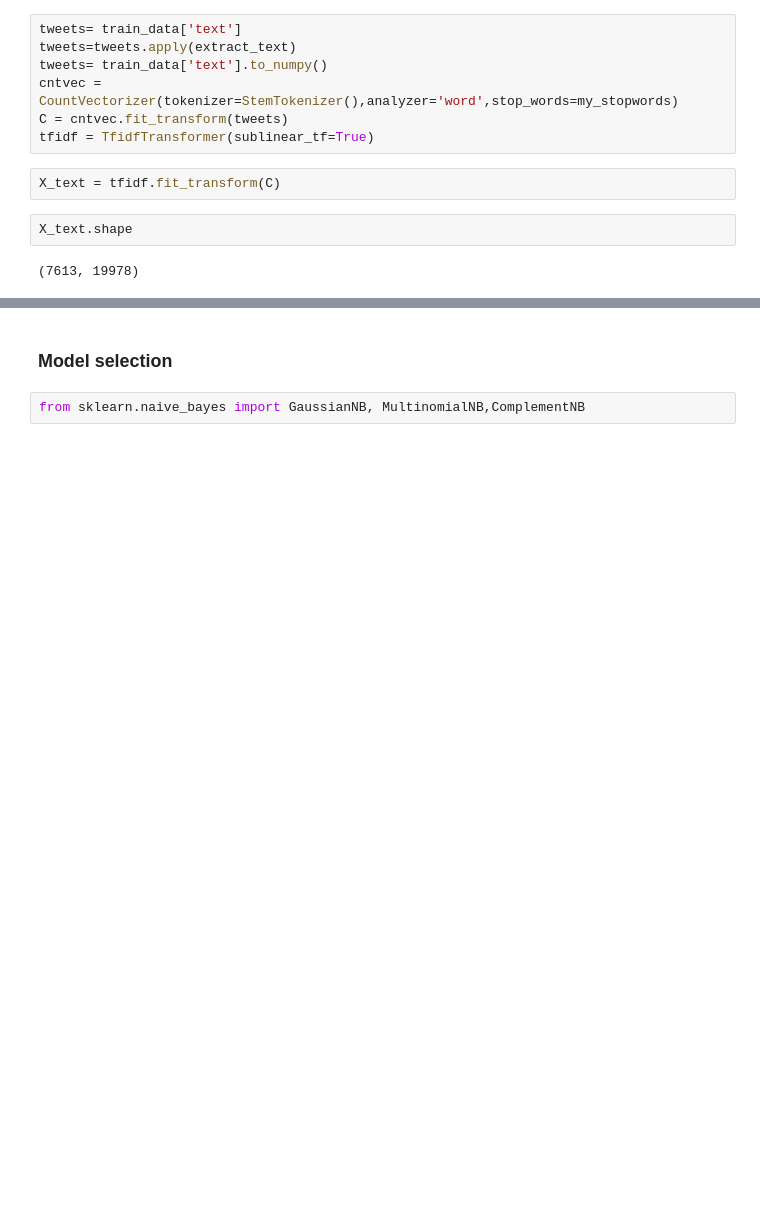
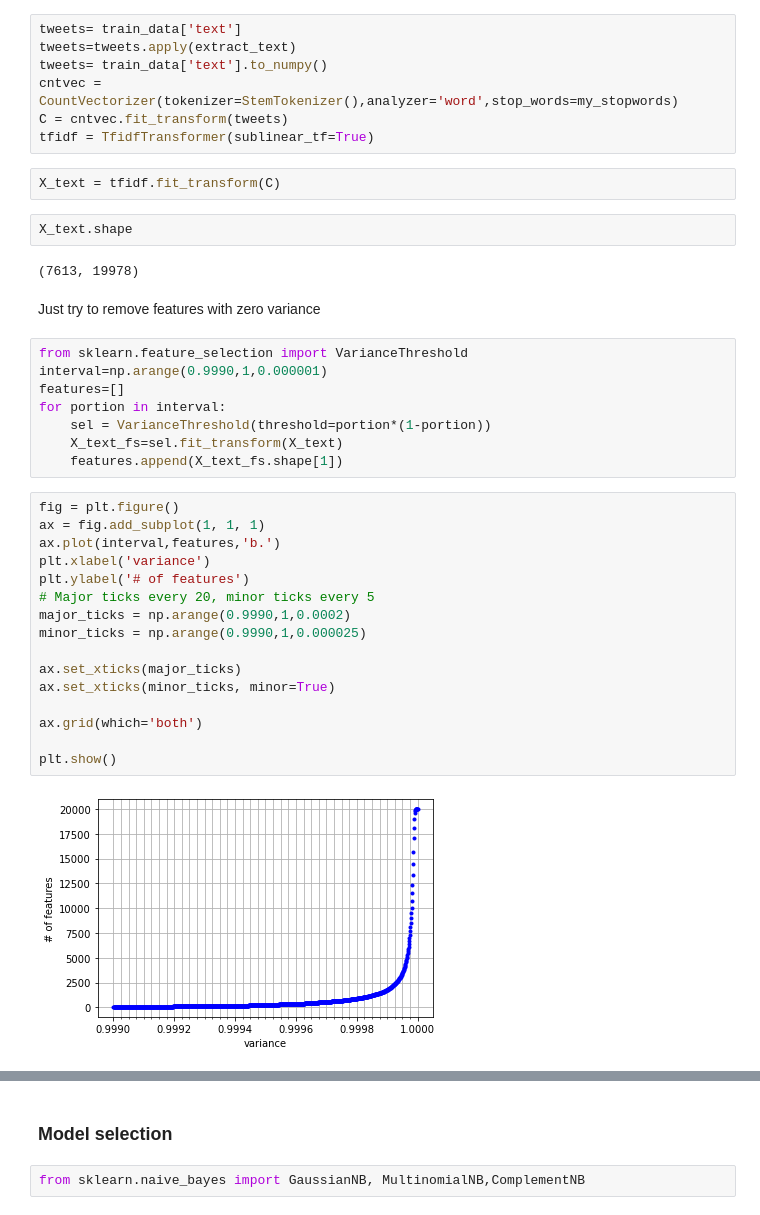
Before and after one commit to lept1/Kaggle_DisasterTweets, a Jupyter notebook: Disaster_Tweets.ipynb, the cells around one changed output, grey strips where cells are left out. Saved outputs shown, nothing was run; the diff lists cells and outputs as text; blank space fills up the shorter version.

Commit message:
Added two features selection methods: VarianceThresold and RFECV

```diff
--- a/Disaster_Tweets.ipynb
+++ b/Disaster_Tweets.ipynb
@@ -169,3 +169,31 @@ X_text = tfidf.fit_transform(C)
 X_text.shape
 # %% [output]
 (7613, 19978)
+# %% [markdown]
+Just try to remove features with zero variance
+# %%
+from sklearn.feature_selection import VarianceThreshold
+interval=np.arange(0.9990,1,0.000001)
+features=[]
+for portion in interval:
+    sel = VarianceThreshold(threshold=portion*(1-portion))
+    X_text_fs=sel.fit_transform(X_text)
+    features.append(X_text_fs.shape[1])
+# %%
+fig = plt.figure()
+ax = fig.add_subplot(1, 1, 1)
+ax.plot(interval,features,'b.')
+plt.xlabel('variance')
+plt.ylabel('# of features')
+# Major ticks every 20, minor ticks every 5
+major_ticks = np.arange(0.9990,1,0.0002)
+minor_ticks = np.arange(0.9990,1,0.000025)
+
+ax.set_xticks(major_ticks)
+ax.set_xticks(minor_ticks, minor=True)
+
+ax.grid(which='both')
+
+plt.show()
+# %% [output]
+[figure, added]
```
Also changed, not shown: parts of 5 cells of this notebook.
